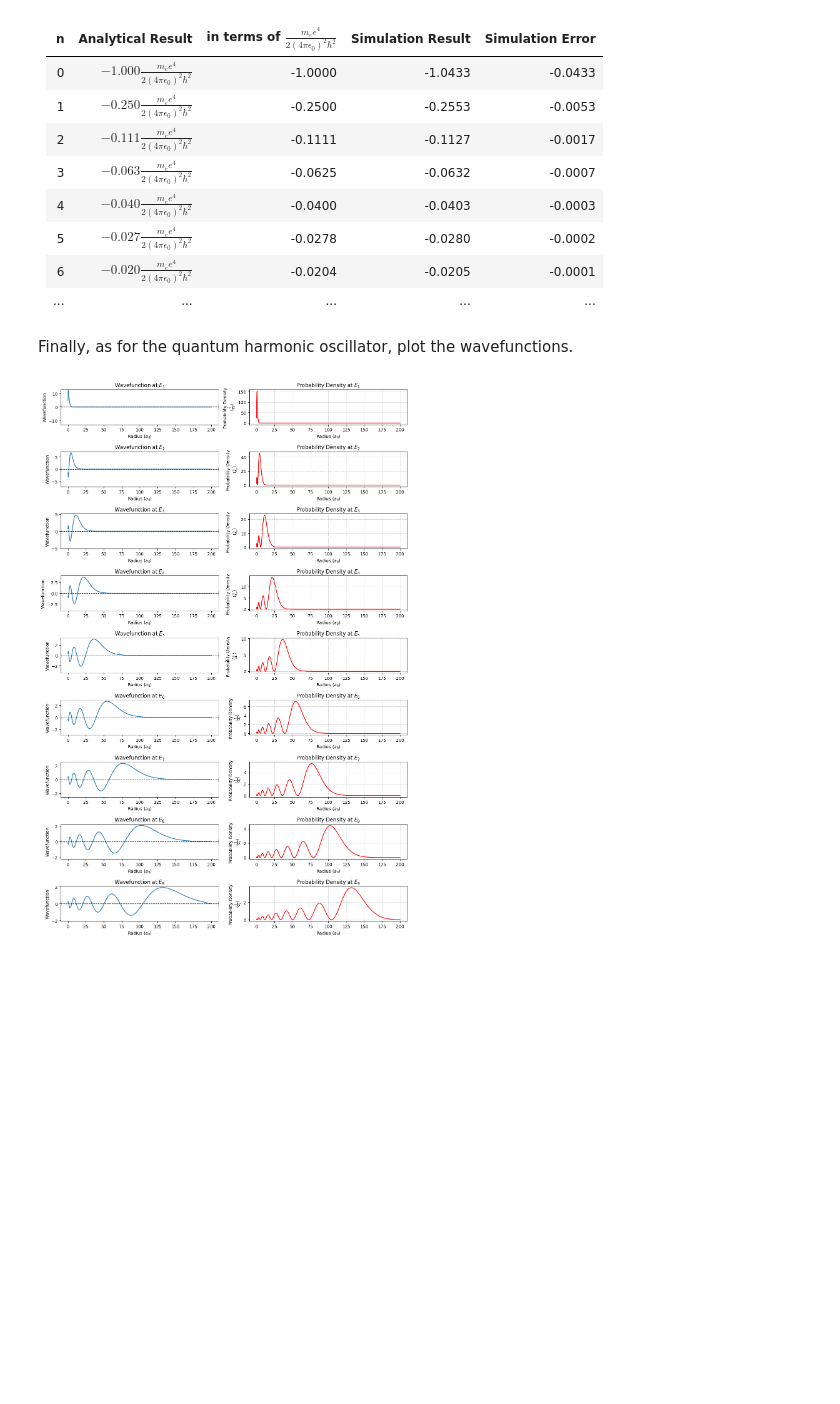
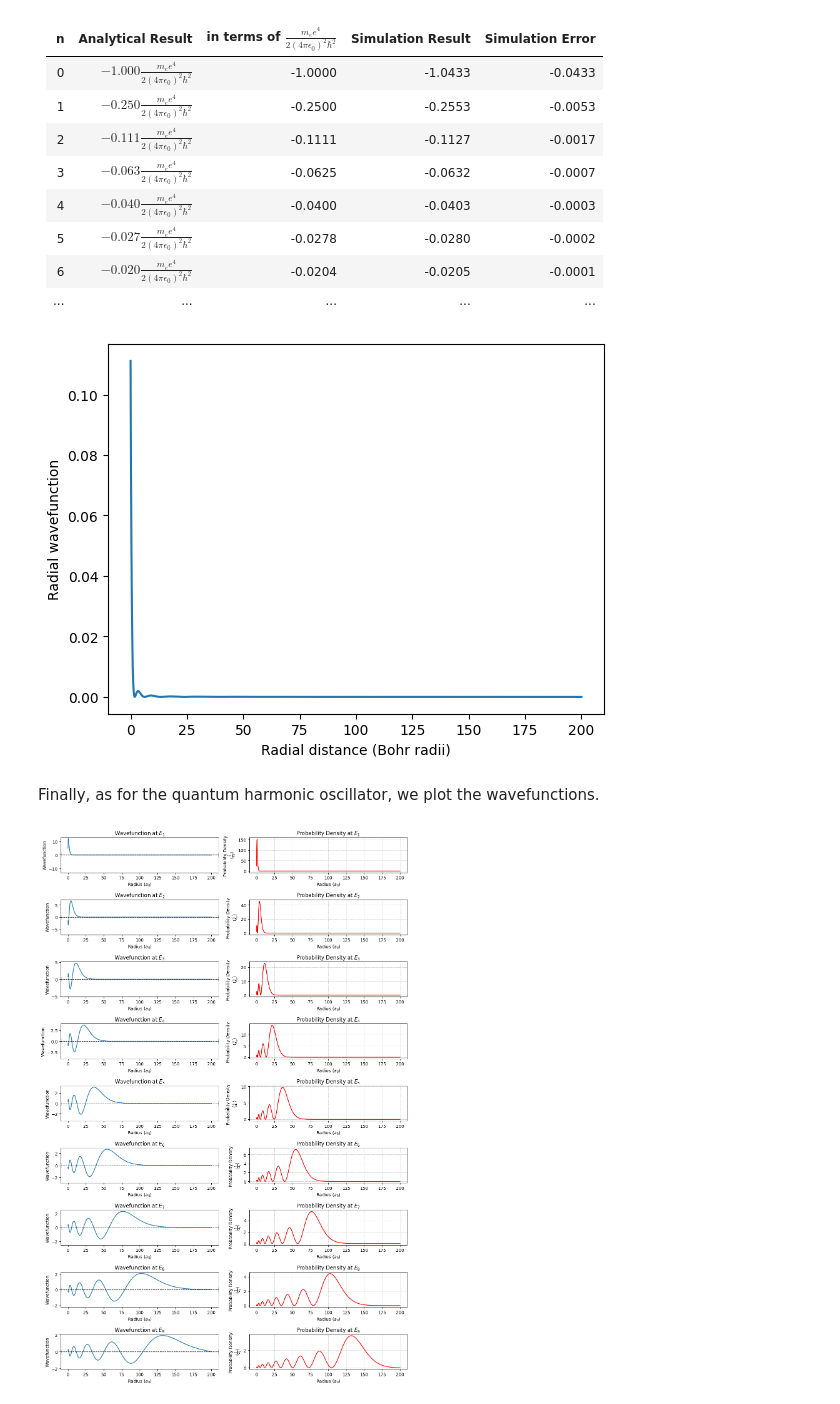
Before and after one commit to Adillwma/QuantumHarmonics, a Jupyter notebook: development.ipynb, the cells around one changed output. Saved outputs shown, nothing was run; the diff lists cells and outputs as text; code cells hidden in the pictures; blank space fills up the shorter version.

```diff
--- a/development.ipynb
+++ b/development.ipynb
@@ -826,8 +821,64 @@ print(convert_potential_to_eV(np.array(hydrogen_analytical_e_vals(10)[0])))
 | 5   | $-0.027 \frac{m_e e^4}{2 (4 \pi \epsilon_0)^2 \hbar^2}$ | -0.0278                      | -0.0280           |-0.0002|
 | 6   | $-0.020 \frac{m_e e^4}{2 (4 \pi \epsilon_0)^2 \hbar^2}$ | -0.0204                      | -0.0205           |-0.0001|
 | ... | ...            | ...               | ...               |...|
+# %%
+import numpy as np
+from scipy.special import genlaguerre
+import matplotlib.pyplot as plt
+import numpy as np
+from scipy.special import genlaguerre
+
+def hydrogen_radial_wavefunction(n, l, r):
+    """
+    Calculate the radial part of the wavefunction for the hydrogen atom.
+
+    Parameters:
+        n (int): Principal quantum number.
+        l (int): Orbital angular momentum quantum number.
+        r (float or array-like): Radial distance(s).
+
+    Returns:
+        float or array-like: Value(s) of the radial wavefunction for the given radial distance(s).
+    """
+    a0 = 1  # Bohr radius in atomic units (for simplicity)
+
+    # Calculate the normalization constant
+    C_nl = np.sqrt((2 / (n ** 3)) * np.math.factorial(n - l - 1) / (2 * n * np.math.factorial(n + l) ** 3))
+
+    # Calculate the associated Laguerre polynomial
+    laguerre_poly = genlaguerre(n - l - 1, 2 * l + 1)
+
+    # Calculate the radial wavefunction
+    wavefunction = (
+        C_nl *
+        (2 * r / (n * a0)) ** l *
+        np.exp(-r / (n * a0)) *
+        laguerre_poly(2 * r / (n * a0))
+    )
+
+    return wavefunction
+
+# Example usage:
+n = 2
+l = 1
+r_values = np.linspace(0, 10, 100)  # Radial distances
+wavefunction_values = hydrogen_radial_wavefunction(n, l, r_values)
+
+
+# Example usage:
+n = 9
+l = 0
+r_values = np.linspace(0, 200, 1000)  # Radial distances
+wavefunction_values = hydrogen_radial_wavefunction(n, l, r_values)
+
+plt.plot(r_values, (wavefunction_values)**2)
+plt.xlabel("Radial distance (Bohr radii)")
+plt.ylabel("Radial wavefunction")
+plt.show()
+# %% [output]
+[figure, added]
 # %% [markdown]
-Finally, as for the quantum harmonic oscillator, plot the wavefunctions.
+Finally, as for the quantum harmonic oscillator, we plot the wavefunctions.
 # %%
 ### - Seperate Eigenstate (Wavefunction) and Probability Density (Wavefunction**2) Plots for Hydrogen Atom
 
```
Also changed, not shown: parts of 6 cells of this notebook, 1 other file.
